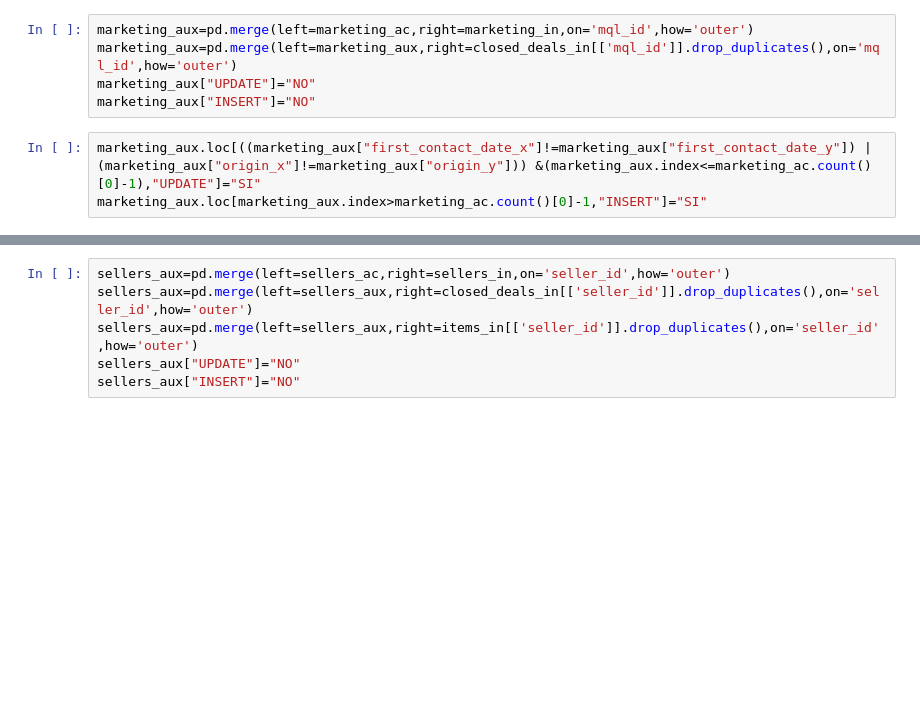
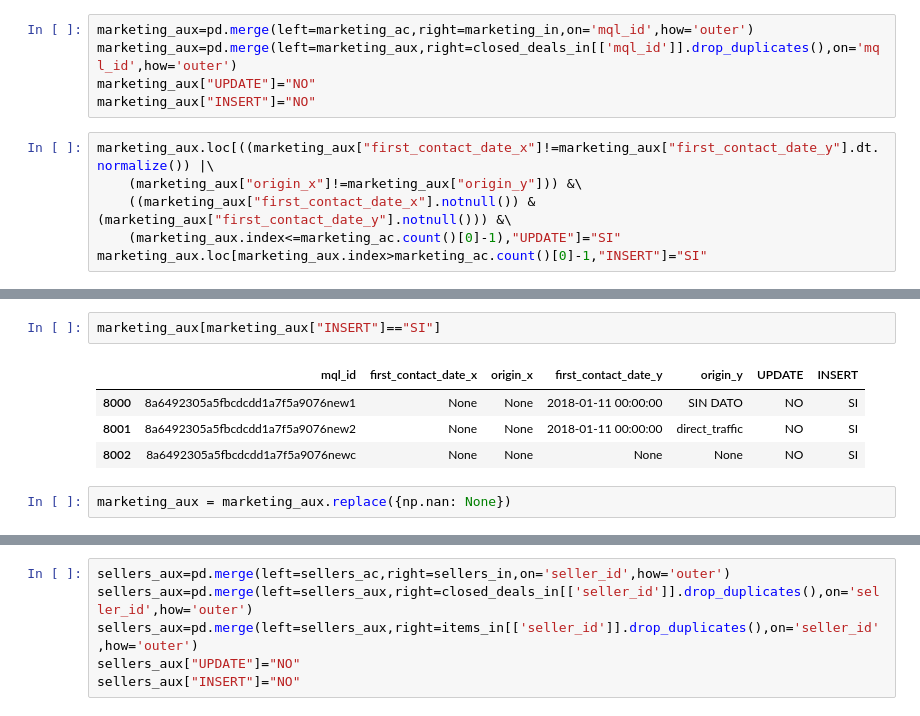
Before and after one commit to MelinaRG/Proyecto-Final-DATA, a Jupyter notebook: isaacnotocar/pipelineincrementalnotocar.ipynb, the cells around one changed output, grey strips where cells are left out. Saved outputs shown, nothing was run; the diff lists cells and outputs as text; blank space fills up the shorter version.

```diff
--- a/isaacnotocar/pipelineincrementalnotocar.ipynb
+++ b/isaacnotocar/pipelineincrementalnotocar.ipynb
@@ -294,5 +332,8 @@ marketing_aux=pd.merge(left=marketing_aux,right=closed_deals_in[['mql_id']].drop
 marketing_aux["UPDATE"]="NO"
 marketing_aux["INSERT"]="NO"
 # %%
-marketing_aux.loc[((marketing_aux["first_contact_date_x"]!=marketing_aux["first_contact_date_y"]) |(marketing_aux["origin_x"]!=marketing_aux["origin_y"])) &(marketing_aux.index<=marketing_ac.count()[0]-1),"UPDATE"]="SI"
+marketing_aux.loc[((marketing_aux["first_contact_date_x"]!=marketing_aux["first_contact_date_y"].dt.normalize()) |\
+    (marketing_aux["origin_x"]!=marketing_aux["origin_y"])) &\
+    ((marketing_aux["first_contact_date_x"].notnull()) & (marketing_aux["first_contact_date_y"].notnull())) &\
+    (marketing_aux.index<=marketing_ac.count()[0]-1),"UPDATE"]="SI"
 marketing_aux.loc[marketing_aux.index>marketing_ac.count()[0]-1,"INSERT"]="SI"
@@ -299,3 +346,12 @@ marketing_aux.loc[marketing_aux.index>marketing_ac.count()[0]-1,"INSERT"]="SI"
+# %%
+marketing_aux[marketing_aux["INSERT"]=="SI"]
+# %% [output]
+|  | mql_id | first_contact_date_x | origin_x | first_contact_date_y | origin_y | UPDATE | INSERT |
+| 8000 | 8a6492305a5fbcdcdd1a7f5a9076new1 | None | None | 2018-01-11 00:00:00 | SIN DATO | NO | SI |
+| 8001 | 8a6492305a5fbcdcdd1a7f5a9076new2 | None | None | 2018-01-11 00:00:00 | direct_traffic | NO | SI |
+| 8002 | 8a6492305a5fbcdcdd1a7f5a9076newc | None | None | None | None | NO | SI |
+# %%
+marketing_aux = marketing_aux.replace({np.nan: None})
 # %%
 # Creación del cursor,Update
 cur = conn.cursor()
```
Also changed, not shown: parts of 40 cells of this notebook, 49 other files.
